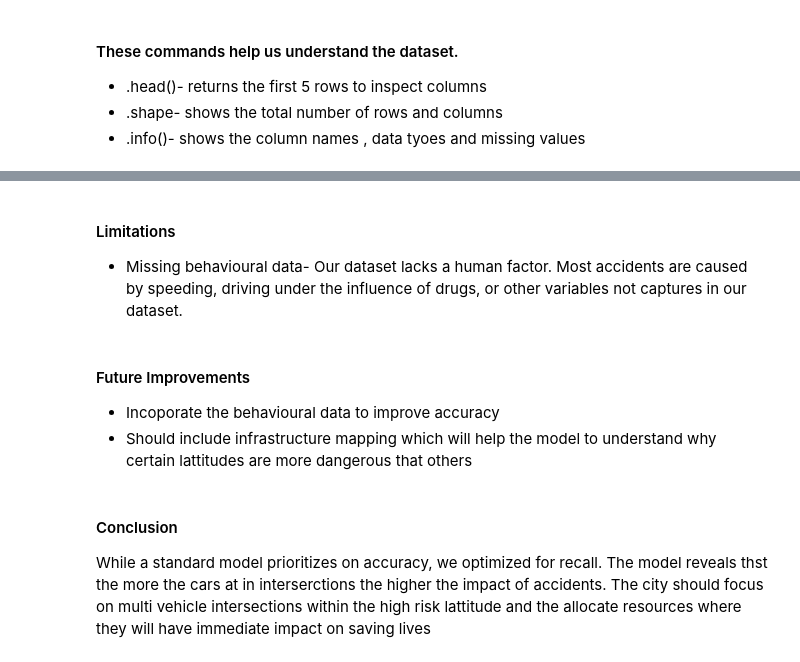
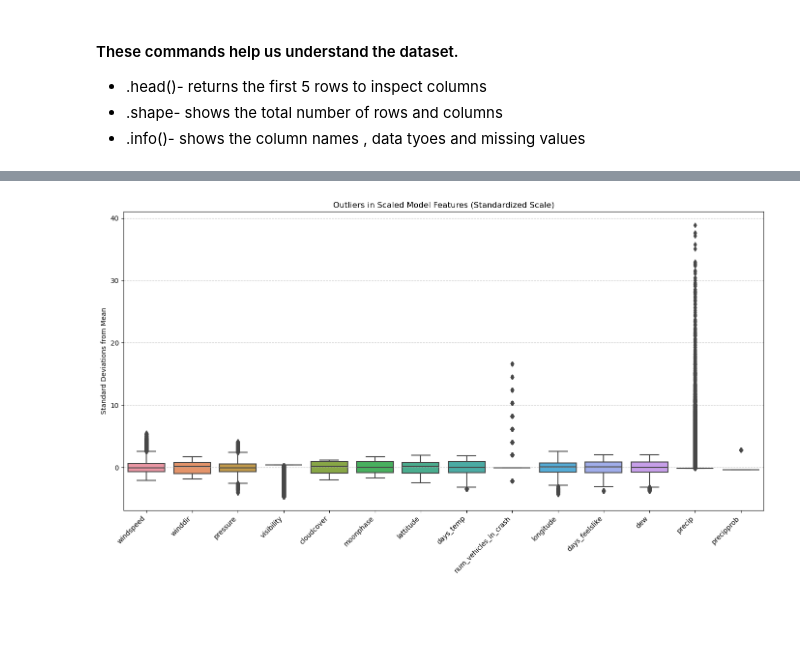
Before and after one commit to Grace-Neema-bit/Chicago-Traffic-Crash-Prediction-and-Analysis, a Jupyter notebook: project.ipynb, the cells around one changed output, grey strips where cells are left out. Drawn from its saved outputs; the diff is of its cells as text; code cells hidden in the pictures; blank space fills up the shorter version.

```diff
--- a/project.ipynb
+++ b/project.ipynb
@@ -421,7 +366,0 @@ plt.show()
-# %%
-X_train = X_train[model_features]
-X_test = X_test[model_features]
-
-scaler= StandardScaler()
-X_train_scaled=scaler.fit_transform(X_train)
-X_test_scaled= scaler.transform(X_test)
@@ -434,4 +366,0 @@ Scaling standardizes the data so all features are on the same scale
-# %%
-log_model = LogisticRegression(max_iter=10000, class_weight='balanced')
-
-log_model.fit(X_train_scaled, y_train)
@@ -475,4 +366,0 @@ array([[22788, 24001],
-# %%
-tree_model = DecisionTreeClassifier(max_depth=5, class_weight='balanced')
-
-tree_model.fit(X_train, y_train)
@@ -704,11 +367,19 @@ Name: crash_severity_class, dtype: float64
-# %% [markdown]
-#### Limitations
-- Missing behavioural data- Our dataset lacks a human factor. Most accidents are caused by speeding, driving under the influence of drugs, or other variables not captures in our dataset.
-# %% [markdown]
-#### Future Improvements
-- Incoporate the behavioural data to improve accuracy
-- Should include infrastructure mapping which will help the model to understand why certain lattitudes are more dangerous that others
-# %% [markdown]
-#### Conclusion
-While a standard model prioritizes on accuracy, we optimized for recall. The model reveals thst the more the cars at in interserctions the higher the impact of accidents.
-The city should focus on multi vehicle intersections within the high risk lattitude and the allocate resources where they will have immediate impact on saving lives
+# %%
+# We use the columns from X_train to keep the feature names
+X_scaled_df = pd.DataFrame(X_train_scaled, columns=X_train.columns)
+
+# 2. Create the plot
+plt.figure(figsize=(14, 8))
+sns.boxplot(data=X_scaled_df)
+
+# 3. Formatting for readability
+plt.xticks(rotation=45, ha='right')
+plt.title("Outliers in Scaled Model Features (Standardized Scale)")
+plt.ylabel("Standard Deviations from Mean")
+plt.grid(axis='y', linestyle='--', alpha=0.7)
+
+# 4. Show the plot
+plt.tight_layout()
+plt.show()
+# %% [output]
+[figure, added]
```
Also changed, not shown: parts of 116 cells of this notebook, 1 other file.
